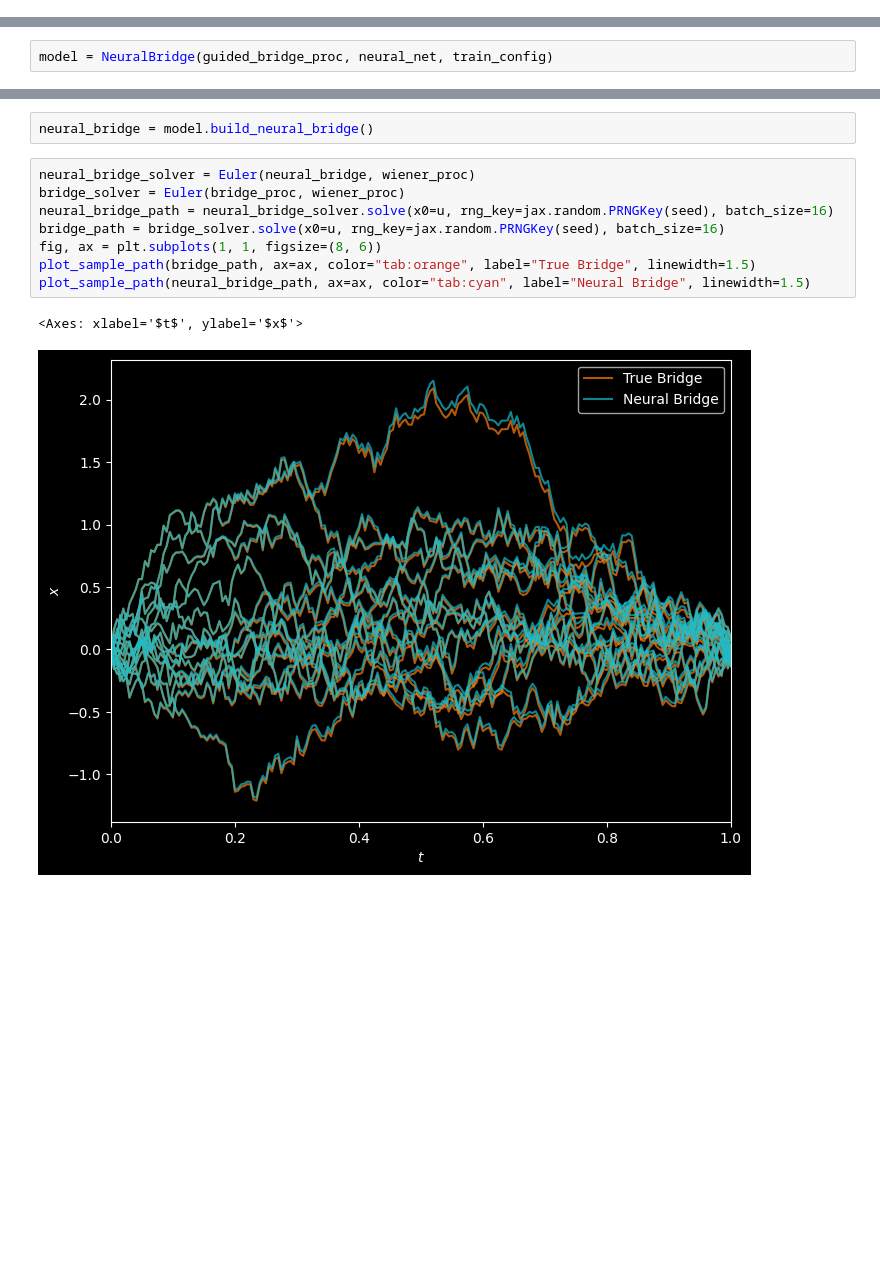
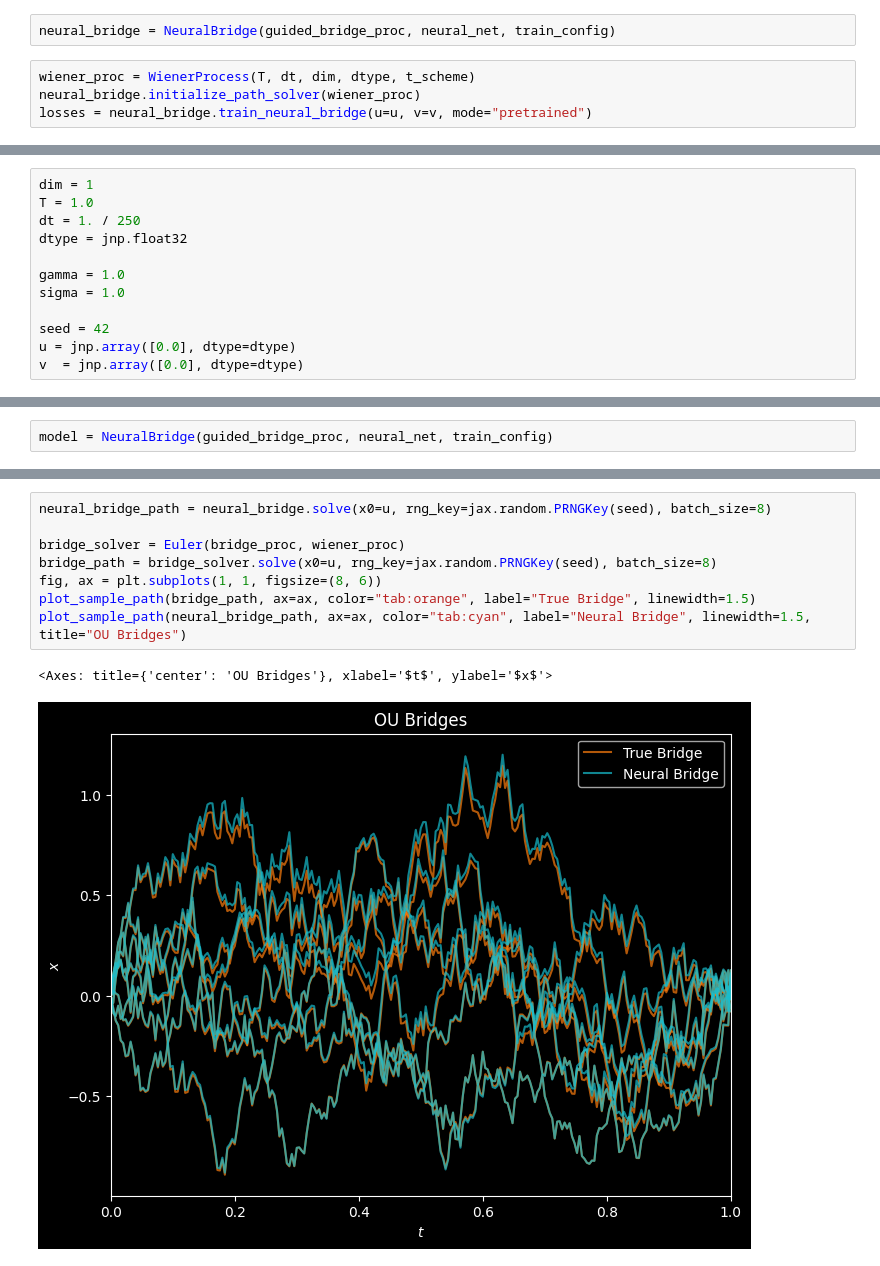
Before and after one commit to bookdiver/neuralbridge, a Jupyter notebook: notebooks/linear_models.ipynb, the cells around one changed output, grey strips where cells are left out. Saved outputs shown, nothing was run; the diff lists cells and outputs as text; blank space fills up the shorter version.

```diff
--- a/notebooks/linear_models.ipynb
+++ b/notebooks/linear_models.ipynb
@@ -92 +89,7 @@ train_config = {
 }
+# %%
+neural_bridge = NeuralBridge(guided_bridge_proc, neural_net, train_config)
+# %%
+wiener_proc = WienerProcess(T, dt, dim, dtype, t_scheme)
+neural_bridge.initialize_path_solver(wiener_proc)
+losses = neural_bridge.train_neural_bridge(u=u, v=v, mode="pretrained")
@@ -92,0 +130,12 @@ train_config = {
+# %%
+dim = 1
+T = 1.0
+dt = 1. / 250
+dtype = jnp.float32
+
+gamma = 1.0
+sigma = 1.0
+
+seed = 42
+u = jnp.array([0.0], dtype=dtype)
+v  = jnp.array([0.0], dtype=dtype)
@@ -120,13 +189,11 @@ INFO:root:Checkpoint saved to /Users/vbd402/Documents/Projects/neuralbridge/asse
-# %%
-neural_bridge = model.build_neural_bridge()
 # %%
-neural_bridge_solver = Euler(neural_bridge, wiener_proc)
+neural_bridge_path = neural_bridge.solve(x0=u, rng_key=jax.random.PRNGKey(seed), batch_size=8)
+
 bridge_solver = Euler(bridge_proc, wiener_proc)
-neural_bridge_path = neural_bridge_solver.solve(x0=u, rng_key=jax.random.PRNGKey(seed), batch_size=16)
-bridge_path = bridge_solver.solve(x0=u, rng_key=jax.random.PRNGKey(seed), batch_size=16)
+bridge_path = bridge_solver.solve(x0=u, rng_key=jax.random.PRNGKey(seed), batch_size=8)
 fig, ax = plt.subplots(1, 1, figsize=(8, 6))
 plot_sample_path(bridge_path, ax=ax, color="tab:orange", label="True Bridge", linewidth=1.5)
-plot_sample_path(neural_bridge_path, ax=ax, color="tab:cyan", label="Neural Bridge", linewidth=1.5)
+plot_sample_path(neural_bridge_path, ax=ax, color="tab:cyan", label="Neural Bridge", linewidth=1.5, title="OU Bridges")
 # %% [output]
-<Axes: xlabel='$t$', ylabel='$x$'>
+<Axes: title={'center': 'OU Bridges'}, xlabel='$t$', ylabel='$x$'>
-[figure, old version]
+[figure, new version]
```
Also changed, not shown: parts of 19 cells of this notebook, 9 other files.
